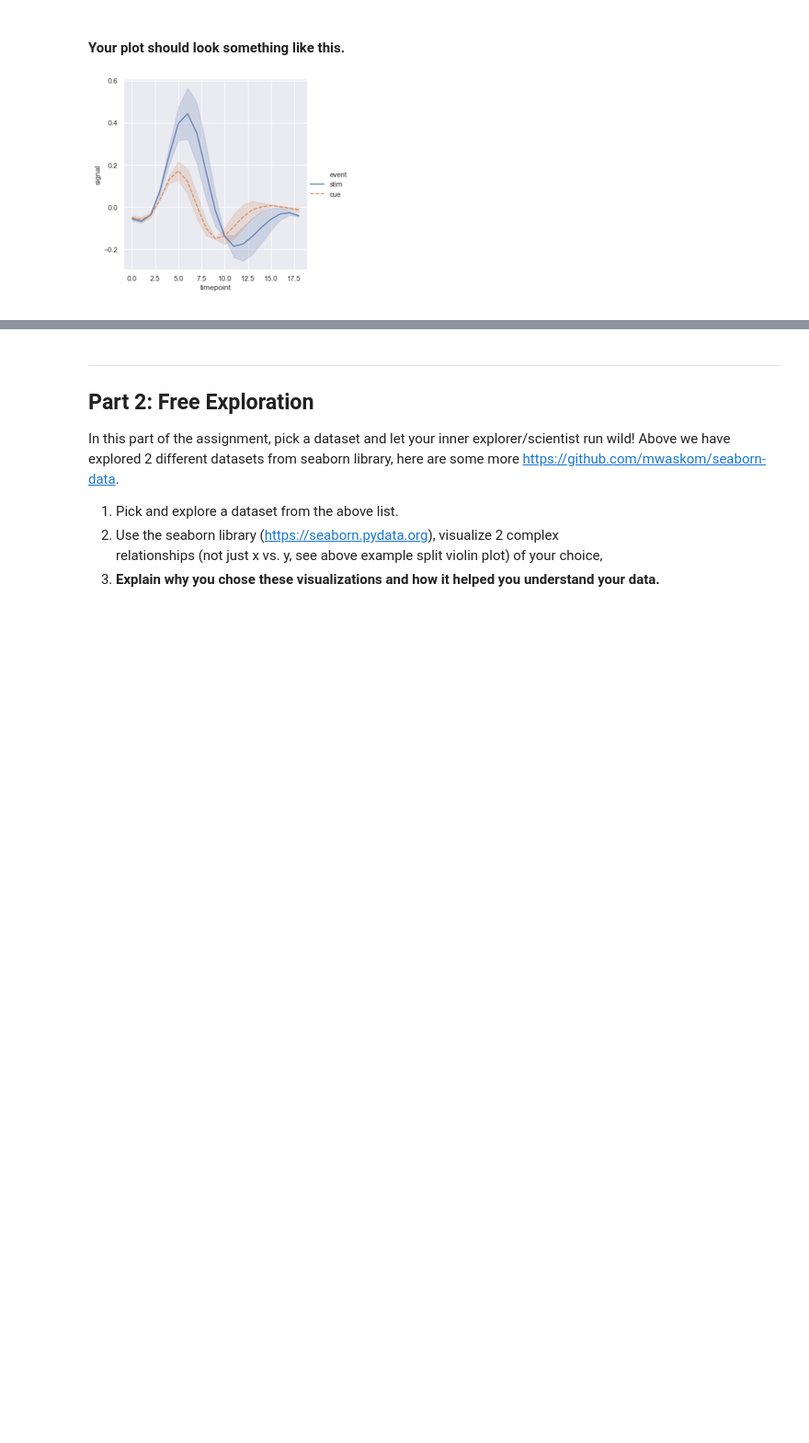
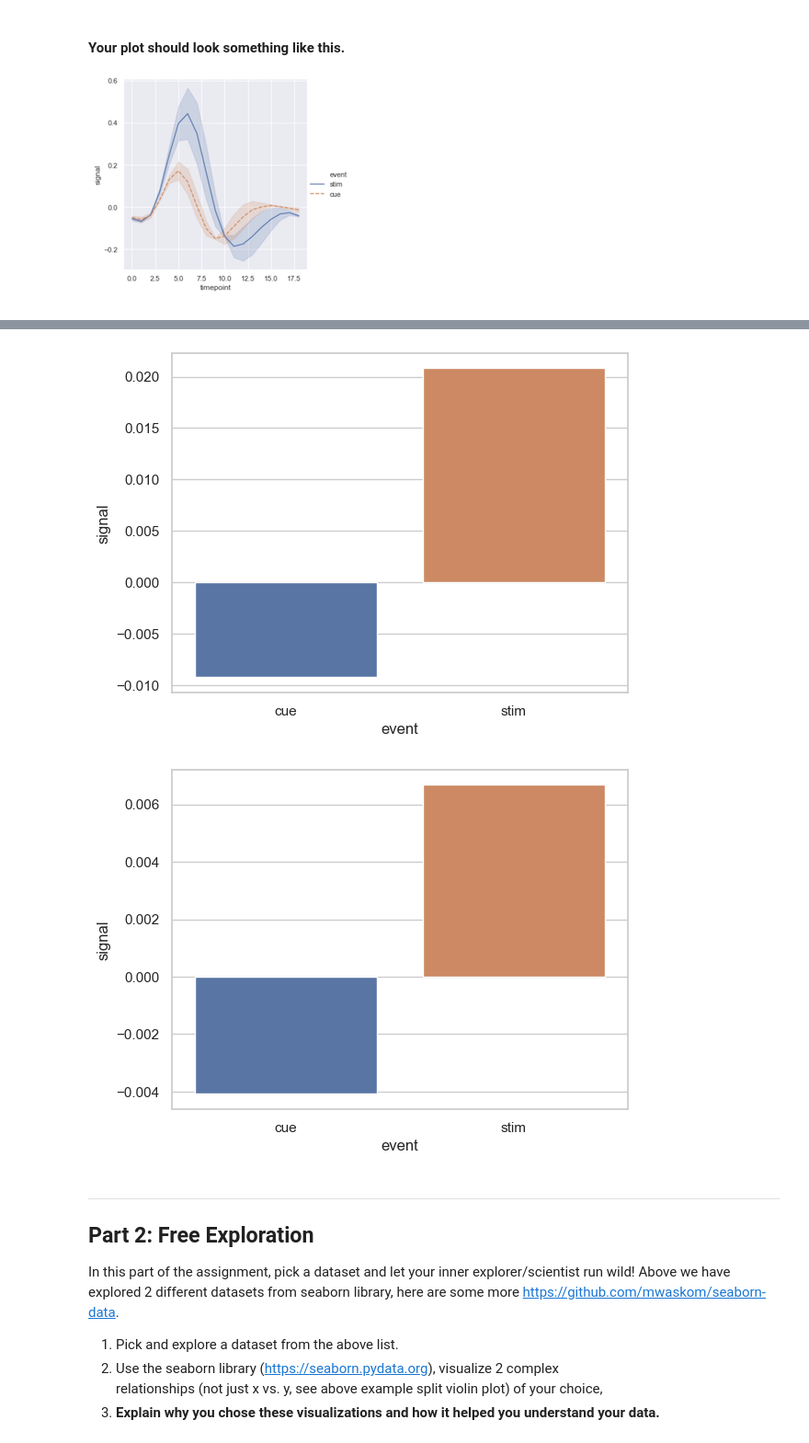
Before and after one commit to JayLi1209/cs4262-5262-2024S, a Jupyter notebook: Assignment0/Assignment0-Hello-Jupyter.ipynb, the cells around one changed output, grey strips where cells are left out. Shown: that part at 92% size. Saved outputs shown, nothing was run; the diff lists cells and outputs as text; code cells hidden in the pictures; blank space fills up the shorter version.

```diff
--- a/Assignment0/Assignment0-Hello-Jupyter.ipynb
+++ b/Assignment0/Assignment0-Hello-Jupyter.ipynb
@@ -91,3 +172,28 @@ s2.head()
+# %%
+# TO DO
+# for each brain region, make a figure that plots the signal for each event type, averaged across all subjects.
+
+# It'll be a histogram with event as x, its averaged value as y.
+
+# First, get all region types
+all_regions = fmri['region'].unique()
+
+for region in all_regions:
+
+    # Find all data of current region
+    dataset = fmri[region == fmri['region']]
+
+    # Find the mean of the dataset
+    dataset_mean = dataset.groupby('event')['signal'].mean().reset_index()
+
+    # Plot the data
+    sns.barplot(x='event', y='signal', data=dataset_mean)
+
+    # Show the plot
+    plt.show()
+# %% [output]
+[figure, added]
+[figure, added]
 # %% [markdown]
 ---
 ## Part 2: Free Exploration
```
Also changed, not shown: parts of 14 cells of this notebook.
